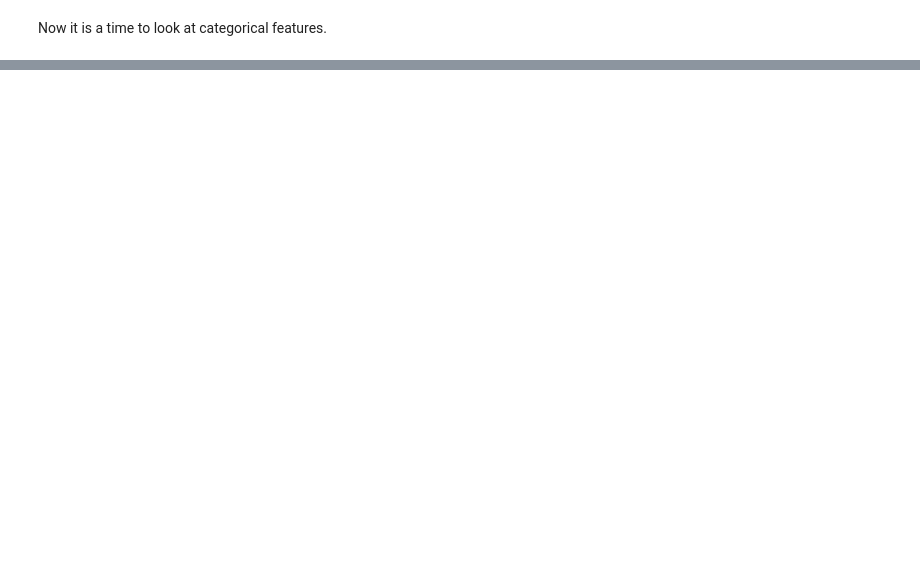
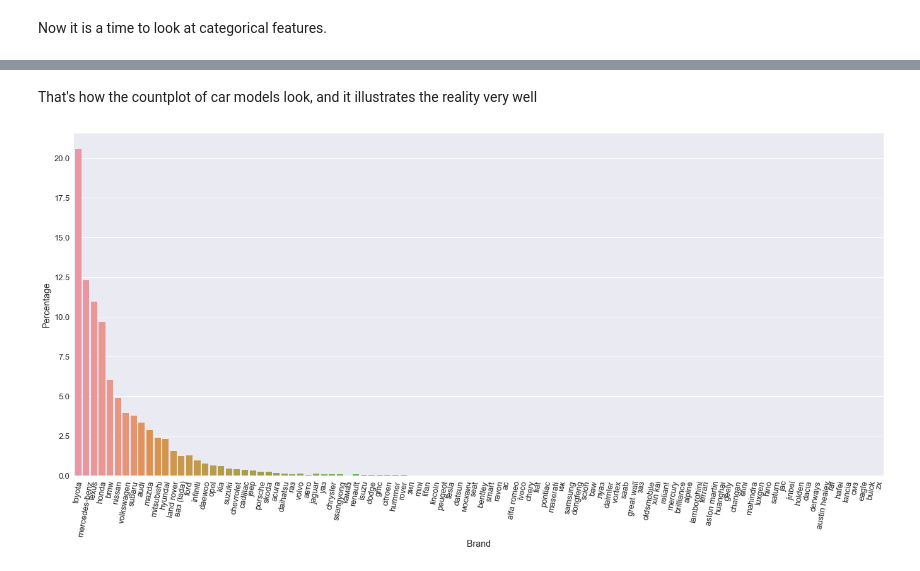
Before and after one commit to Danchesko/car-price-ML, a Jupyter notebook: project-report/01.2-Exploratory-Data-Analysis-.ipynb, the cells around one changed output, grey strips where cells are left out. Saved outputs shown, nothing was run; the diff lists cells and outputs as text; code cells hidden in the pictures; blank space fills up the shorter version.

```diff
--- a/project-report/01.2-Exploratory-Data-Analysis-.ipynb
+++ b/project-report/01.2-Exploratory-Data-Analysis-.ipynb
@@ -68,0 +78,11 @@ Now it is a time to look at categorical features.
+# %% [markdown]
+That's how the countplot of car models look, and it illustrates the reality very well
+# %%
+sns.set(font_scale=1.3)
+carcass_plot = sns.barplot(car_data.Brand, y = car_data.Capacity, order=car_data.Brand.value_counts().index,
+                          estimator=lambda x: len(x) / len(car_data) * 100)
+carcass_plot.set_ylabel('Percentage')
+plt.xticks(rotation=80)
+plt.show()
+# %% [output]
+[figure, added]
```
Also changed, not shown: parts of 15 cells of this notebook.
